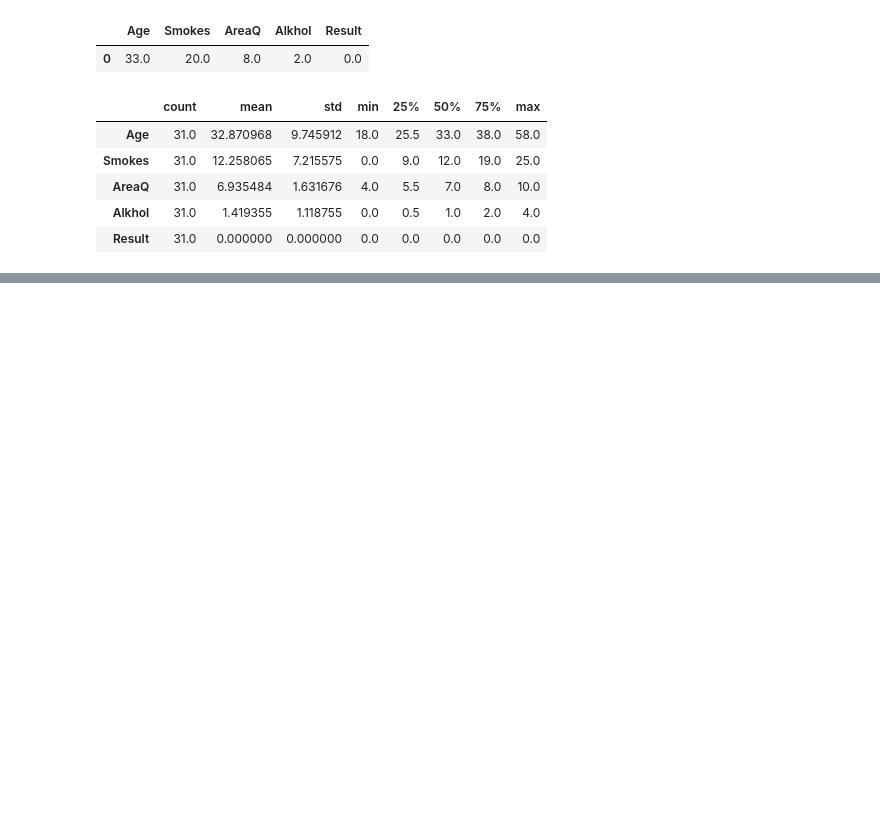
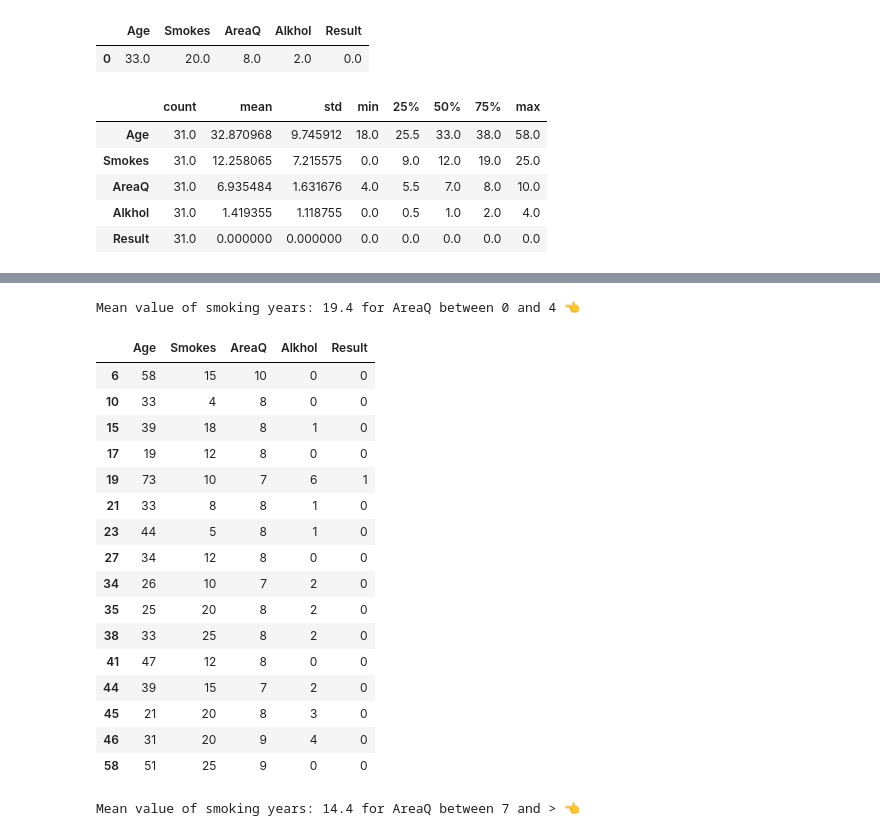
Before and after one commit to kjedrzejczak/lung_cancer_dataset, a Jupyter notebook: lung_cancer_dataset.ipynb, the cells around one changed output, grey strips where cells are left out. Drawn from its saved outputs; the diff is of its cells as text; code cells hidden in the pictures; blank space fills up the shorter version.

```diff
--- a/lung_cancer_dataset.ipynb
+++ b/lung_cancer_dataset.ipynb
@@ -132,0 +181,30 @@ no_cancer.describe().T
+# %%
+print(f"Mean value of smoking years: {zero_to_four['Smokes'].mean().round(1)} for AreaQ between 0 and 4 👈")
+# %% [output]
+Mean value of smoking years: 19.4 for AreaQ between 0 and 4 👈
+# %%
+seven_to_gearter = df[df['AreaQ'] >= 7 ]
+seven_to_gearter = seven_to_gearter[seven_to_gearter['Smokes'] != 0]
+seven_to_gearter
+# %% [output]
+|  | Age | Smokes | AreaQ | Alkhol | Result |
+| 6 | 58 | 15 | 10 | 0 | 0 |
+| 10 | 33 | 4 | 8 | 0 | 0 |
+| 15 | 39 | 18 | 8 | 1 | 0 |
+| 17 | 19 | 12 | 8 | 0 | 0 |
+| 19 | 73 | 10 | 7 | 6 | 1 |
+| 21 | 33 | 8 | 8 | 1 | 0 |
+| 23 | 44 | 5 | 8 | 1 | 0 |
+| 27 | 34 | 12 | 8 | 0 | 0 |
+| 34 | 26 | 10 | 7 | 2 | 0 |
+| 35 | 25 | 20 | 8 | 2 | 0 |
+| 38 | 33 | 25 | 8 | 2 | 0 |
+| 41 | 47 | 12 | 8 | 0 | 0 |
+| 44 | 39 | 15 | 7 | 2 | 0 |
+| 45 | 21 | 20 | 8 | 3 | 0 |
+| 46 | 31 | 20 | 9 | 4 | 0 |
+| 58 | 51 | 25 | 9 | 0 | 0 |
+# %%
+print(f"Mean value of smoking years: {seven_to_gearter['Smokes'].mean().round(1)} for AreaQ between 7 and > 👈")
+# %% [output]
+Mean value of smoking years: 14.4 for AreaQ between 7 and > 👈
```
Also changed, not shown: parts of 9 cells of this notebook, 1 other file.
